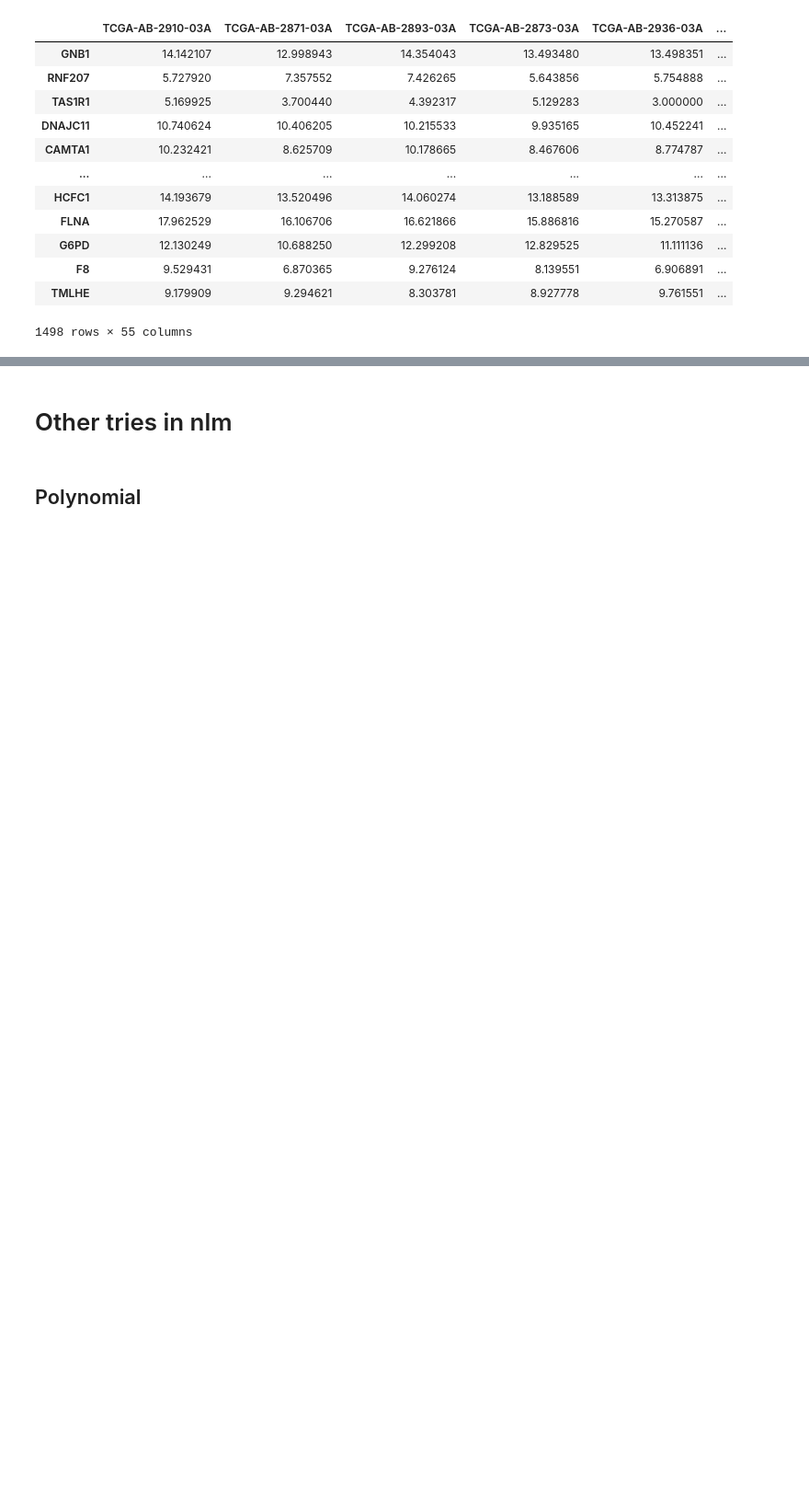
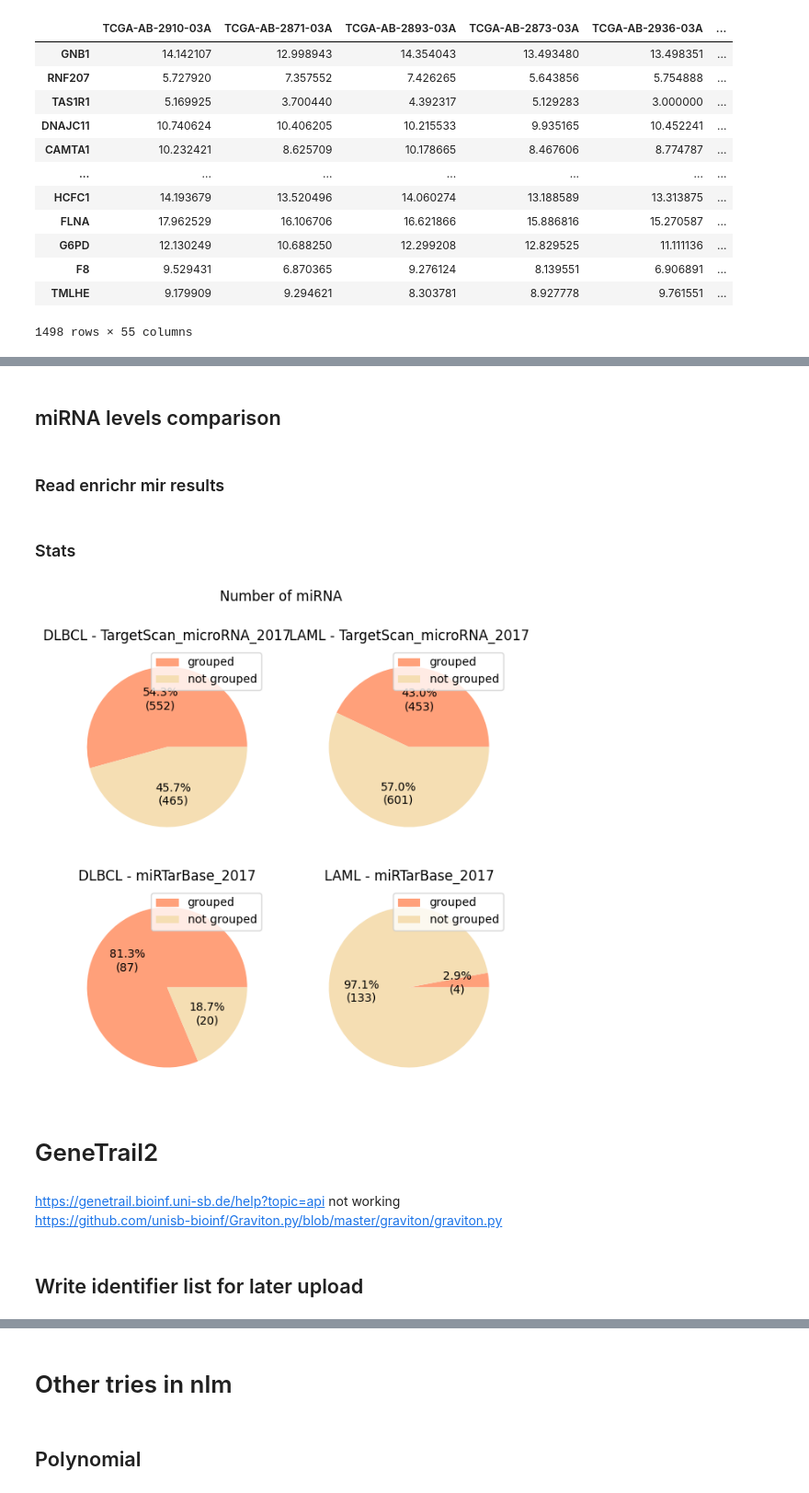
Before and after one commit to lateNighter/multiomics, a Jupyter notebook: Gene_group_identification.ipynb, the cells around one changed output, grey strips where cells are left out. Shown at 92% size. Saved outputs shown, nothing was run; the diff lists cells and outputs as text; code cells hidden in the pictures; blank space fills up the shorter version.

```diff
--- a/Gene_group_identification.ipynb
+++ b/Gene_group_identification.ipynb
@@ -820,0 +1015,63 @@ Required-by:
+# %% [markdown]
+## miRNA levels comparison
+# %% [markdown]
+### Read enrichr mir results
+# %%
+import json
+
+enrichr_mir_dlbc = {}
+enrichr_mir_laml = {}
+
+with open(f'dlbc/enrichr_results_mir.txt', 'r') as file:
+    enrichr_mir_dlbc = json.load(file)
+with open(f'laml/enrichr_results_mir.txt', 'r') as file:
+    enrichr_mir_laml = json.load(file)
+# %% [markdown]
+### Stats
+# %%
+import matplotlib.pyplot as plt
+
+# Helper to display percentage with value
+def autopct_format(values):
+    def my_format(pct):
+        total = sum(values)
+        val = int(round(pct*total/100.0))
+        return '{:.1f}%\n({v:d})'.format(pct, v=val)
+    return my_format
+
+labels = ['grouped','not grouped']
+
+fig, ((ax1, ax2), (ax3, ax4)) = plt.subplots(2, 2, figsize=(7, 7))
+fig.suptitle('Number of miRNA')
+
+dlbc_tar_scan = [len(enrichr_mir_dlbc['grouped']['TargetScan_microRNA_2017']),len(enrichr_mir_dlbc['not grouped']['TargetScan_microRNA_2017'])]
+laml_tar_scan = [len(enrichr_mir_laml['grouped']['TargetScan_microRNA_2017']),len(enrichr_mir_laml['not grouped']['TargetScan_microRNA_2017'])]
+dlbc_mir_tar = [len(enrichr_mir_dlbc['grouped']['miRTarBase_2017']),len(enrichr_mir_dlbc['not grouped']['miRTarBase_2017'])]
+laml_mir_tar = [len(enrichr_mir_laml['grouped']['miRTarBase_2017']),len(enrichr_mir_laml['not grouped']['miRTarBase_2017'])]
+
+ax1.set_title('DLBCL - TargetScan_microRNA_2017')
+ax1.pie(dlbc_tar_scan, autopct=autopct_format(dlbc_tar_scan), radius=1, colors=colors)
+ax1.legend(labels=labels, loc="best")
+
+ax2.set_title('LAML - TargetScan_microRNA_2017')
+ax2.pie(laml_tar_scan, autopct=autopct_format(laml_tar_scan), radius=1, colors=colors)
+ax2.legend(labels=labels, loc="best")
+
+ax3.set_title('DLBCL - miRTarBase_2017')
+ax3.pie(dlbc_mir_tar, autopct=autopct_format(dlbc_mir_tar), radius=1, colors=colors)
+ax3.legend(labels=labels, loc="best")
+
+ax4.set_title('LAML - miRTarBase_2017')
+ax4.pie(laml_mir_tar, autopct=autopct_format(laml_mir_tar), radius=1, colors=colors)
+ax4.legend(labels=labels, loc="best")
+
+plt.show()
+# %% [output]
+[figure, added]
+# %% [markdown]
+# GeneTrail2
+# %% [markdown]
+https://genetrail.bioinf.uni-sb.de/help?topic=api not working
+https://github.com/unisb-bioinf/Graviton.py/blob/master/graviton/graviton.py
+# %% [markdown]
+## Write identifier list for later upload
```
Also changed, not shown: parts of 99 cells of this notebook.
